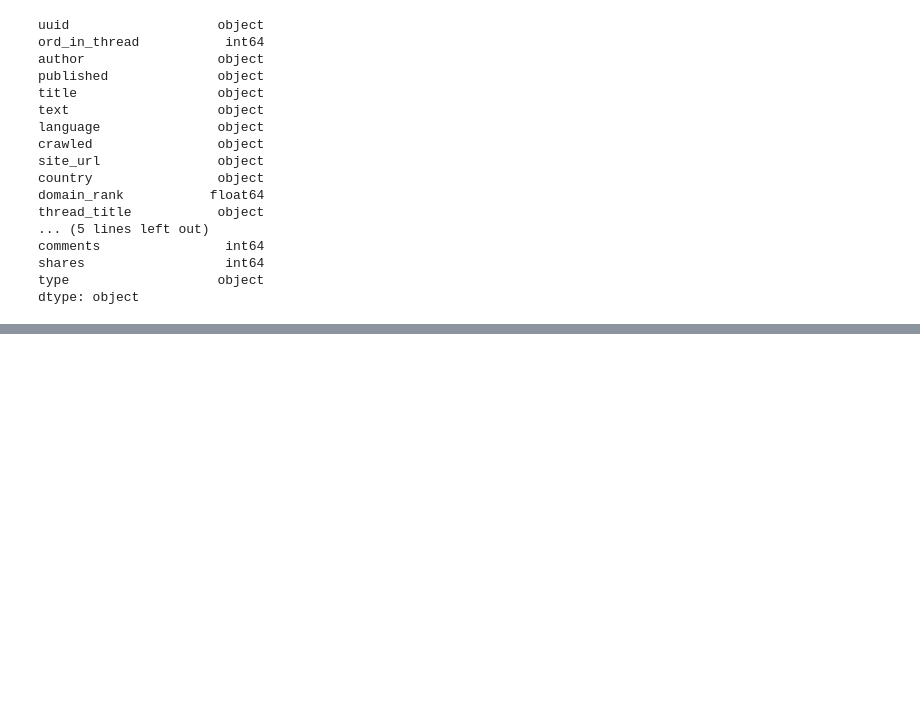
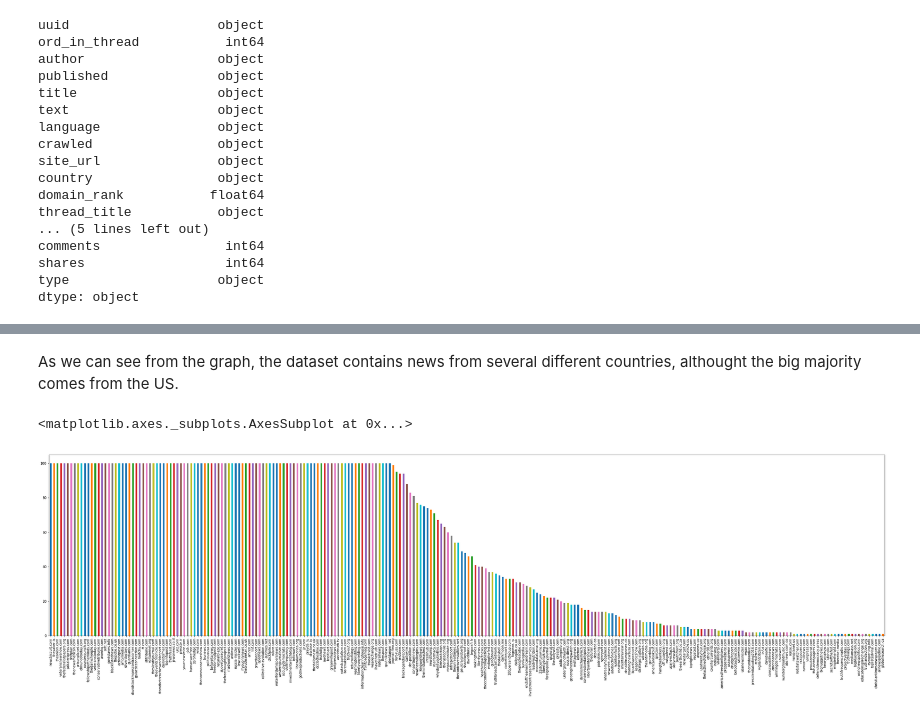
Before and after one commit to claramoreirag/FEUP-PRI, a Jupyter notebook: data_analysis.ipynb, the cells around one changed output, grey strips where cells are left out. Saved outputs shown, nothing was run; the diff lists cells and outputs as text; code cells hidden in the pictures; blank space fills up the shorter version.

```diff
--- a/data_analysis.ipynb
+++ b/data_analysis.ipynb
@@ -63,0 +74,7 @@ dtype: object
+# %% [markdown]
+As we can see from the graph, the dataset contains news from several different countries, althought the big majority comes from the US.
+# %%
+fake['site_url'].value_counts().plot(kind='bar',figsize=(45,10))
+# %% [output]
+<matplotlib.axes._subplots.AxesSubplot at 0x...>
+[figure, added]
```
Also changed, not shown: parts of 9 cells of this notebook, 7 other files.
